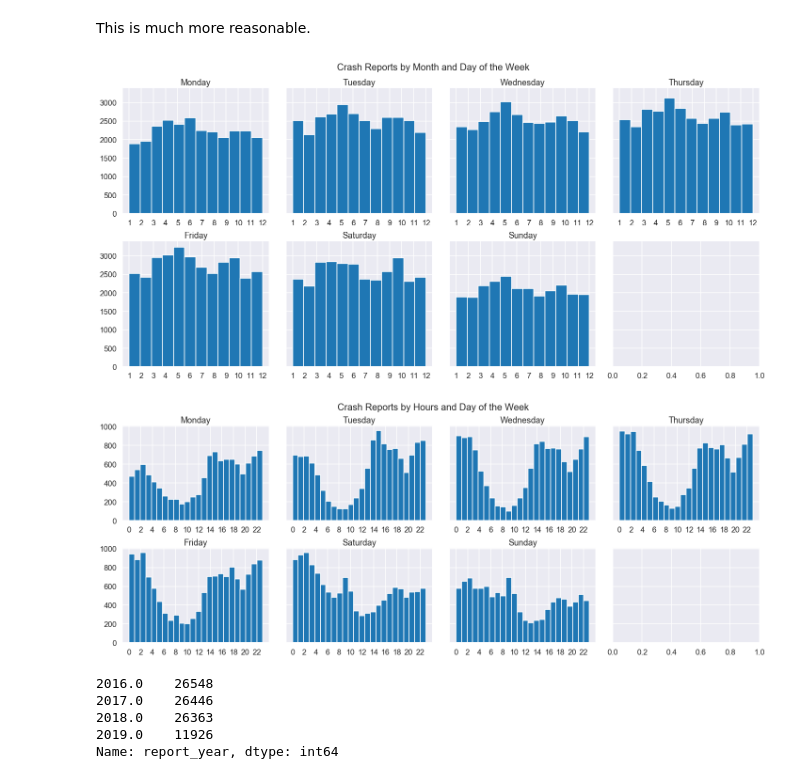
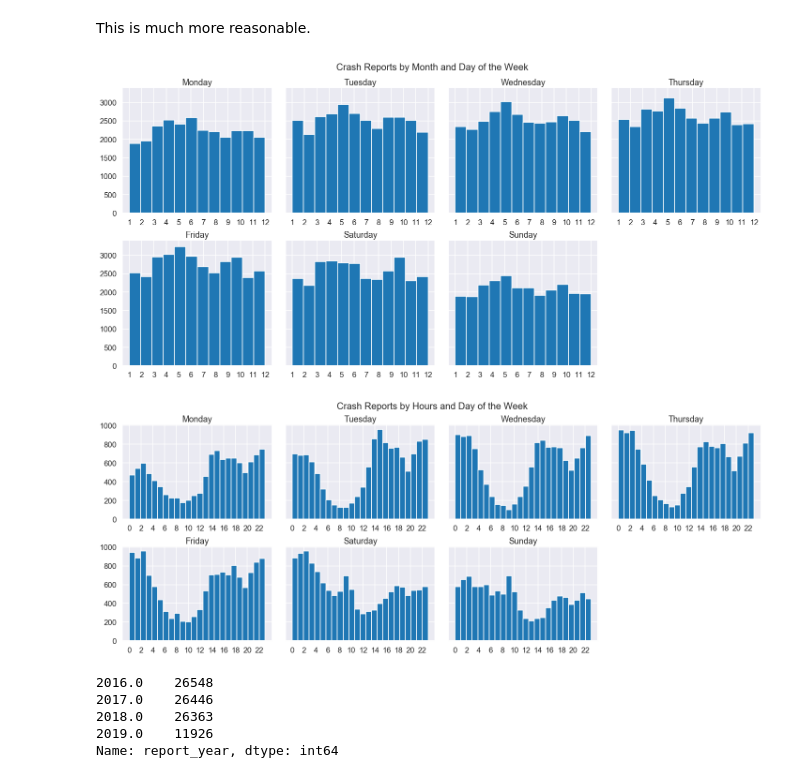
Before and after one commit to aschams/FlatironProject3, a Jupyter notebook: DC_Crashes-as.ipynb, the cells around one changed output. Saved outputs shown, nothing was run; the diff lists cells and outputs as text; code cells hidden in the pictures.

```diff
--- a/DC_Crashes-as.ipynb
+++ b/DC_Crashes-as.ipynb
@@ -72,21 +72,25 @@ for i in range(7):
     ax[row, col].hist(df.loc[df.report_day_of_week==i,"report_month"], bins=12)
     ax[row, col].title.set_text(day_of_week[i])
     ax[row, col].set_xticks(range(1,13))
+ax[1,3].patch.set_visible(False)
+ax[1,3].set_xticks([])
 plt.tight_layout(rect=[0, 0.03, 1, 0.95])
 # %% [output]
-[figure, old version]
+[figure, new version]
 # %%
 fig, ax = plt.subplots(2,4, sharey=True, figsize=(20,8))
 fig.suptitle("Crash Reports by Hours and Day of the Week", fontsize=20)
 for i in range(7):
     row = i // 4
     col = i%4
     ax[row, col].hist(df2.loc[df2.report_day_of_week==i,"report_hour"], bins=24)
     ax[row, col].title.set_text(day_of_week[i])
     ax[row, col].set_xticks(range(0, 24, 2))
+ax[1,3].patch.set_visible(False)
+ax[1,3].set_xticks([])
 plt.tight_layout(rect=[0, 0.03, 1, 0.95])
 # %% [output]
-[figure, old version]
+[figure, new version]
 # %%
 df2['time_of_day'] = df2.report_hour.apply(asf.get_time_of_day)
 # %%
```
Also changed, not shown: parts of 17 cells of this notebook, 1 other file.
